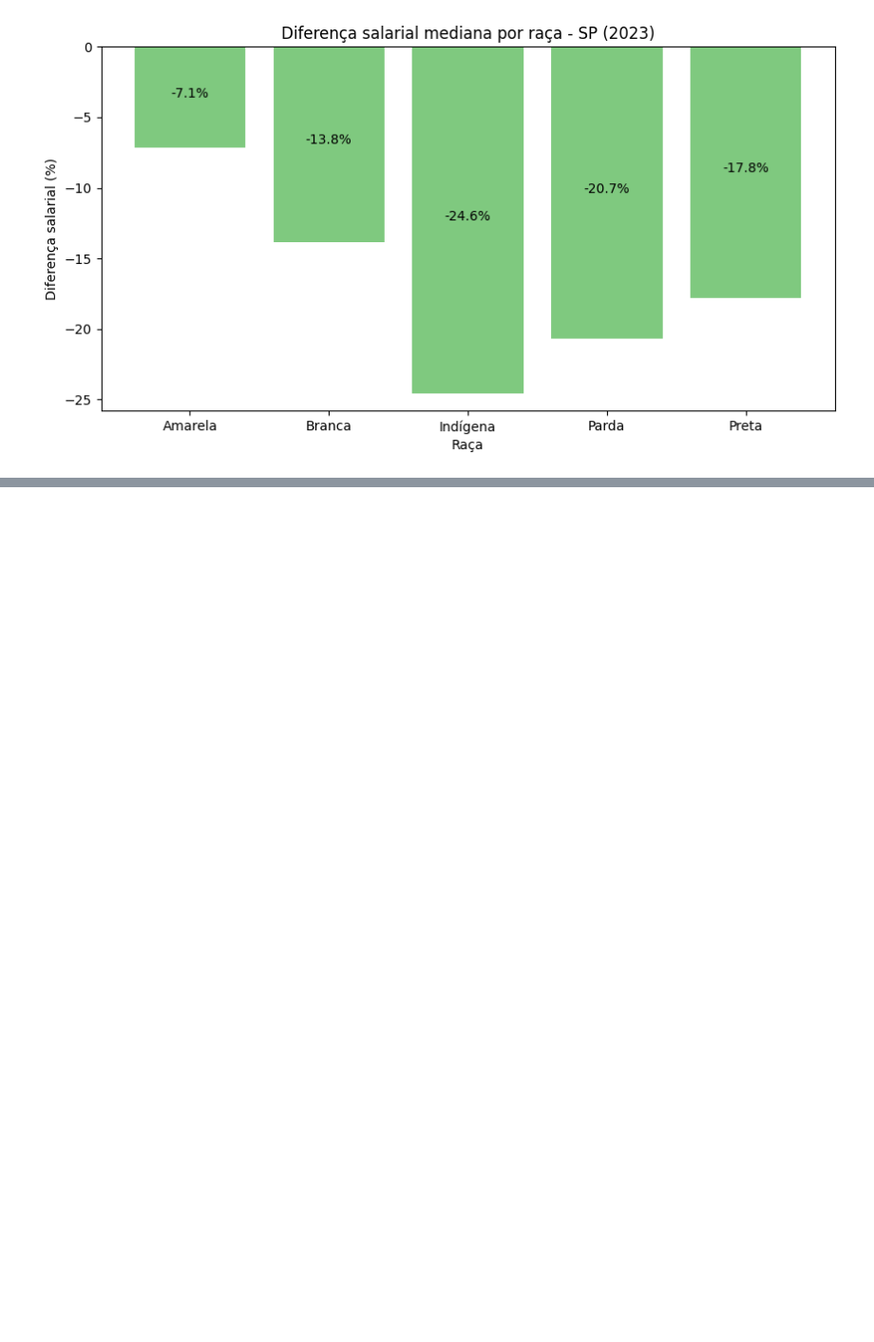
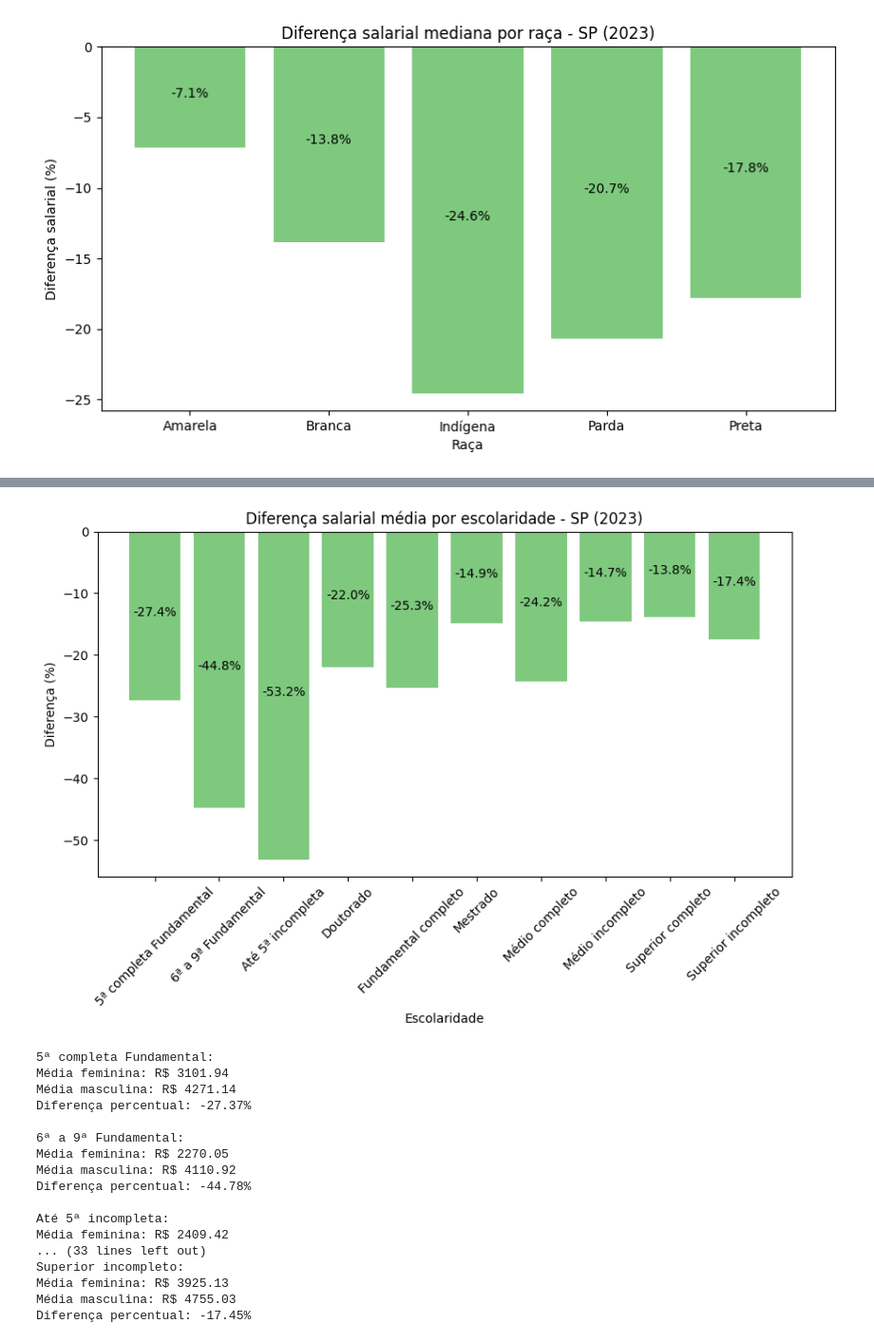
Before and after one commit to ricardo-gmarques/estagio, a Jupyter notebook: analise_rais2023.ipynb, the cells around one changed output, grey strips where cells are left out. Shown at 95% size. Drawn from its saved outputs; the diff is of its cells as text; code cells hidden in the pictures; blank space fills up the shorter version.

```diff
--- a/analise_rais2023.ipynb
+++ b/analise_rais2023.ipynb
@@ -1037,0 +1195,18 @@ Series([], Name: count, dtype: int64)
+# %%
+# 6.5.4 - Média salarial por escolaridade
+
+tabela_media = df.groupby(['escolaridade', 'sexo trabalhador'])['vl remun média nom'].mean().unstack()
+
+tabela_media = tabela_media.rename(columns={
+    'Feminino': 'FEM.',
+    'Masculino': 'MASC.'
+})
+
+# calcular diferença %
+tabela_media['DIFERENÇA SALARIAL (%)'] = (
+    (tabela_media['FEM.'] - tabela_media['MASC.']) / tabela_media['MASC.']
+) * 100
+
+tabela_media = tabela_media.round(2)
+
+tabela_media
@@ -1037,0 +1226,50 @@ Series([], Name: count, dtype: int64)
+# %%
+# 6.5.5 - Gráfico diferença salarial média (%)
+
+plt.figure(figsize=(10,5))
+
+plt.bar(
+    tabela_media.index,
+    tabela_media['DIFERENÇA SALARIAL (%)'],
+    color='#7fc97f'
+)
+
+for i, v in enumerate(tabela_media['DIFERENÇA SALARIAL (%)']):
+    plt.text(i, v/2, f"{v:.1f}%", ha='center')
+
+plt.title('Diferença salarial média por escolaridade - SP (2023)')
+plt.ylabel('Diferença (%)')
+plt.xlabel('Escolaridade')
+
+plt.xticks(rotation=45)
+
+plt.show()
+
+for esc in tabela_media.index:
+    fem = tabela_media.loc[esc, 'FEM.']
+    masc = tabela_media.loc[esc, 'MASC.']
+    diff = tabela_media.loc[esc, 'DIFERENÇA SALARIAL (%)']
+
+    print(f"{esc}:")
+    print(f"Média feminina: R$ {fem:.2f}")
+    print(f"Média masculina: R$ {masc:.2f}")
+    print(f"Diferença percentual: {diff:.2f}%\n")
+# %% [output]
+[figure, added]
+5ª completa Fundamental:
+Média feminina: R$ 3101.94
+Média masculina: R$ 4271.14
+Diferença percentual: -27.37%
+
+6ª a 9ª Fundamental:
+Média feminina: R$ 2270.05
+Média masculina: R$ 4110.92
+Diferença percentual: -44.78%
+
+Até 5ª incompleta:
+Média feminina: R$ 2409.42
+... (33 lines left out)
+Superior incompleto:
+Média feminina: R$ 3925.13
+Média masculina: R$ 4755.03
+Diferença percentual: -17.45%
```
Also changed, not shown: parts of 20 cells of this notebook.
